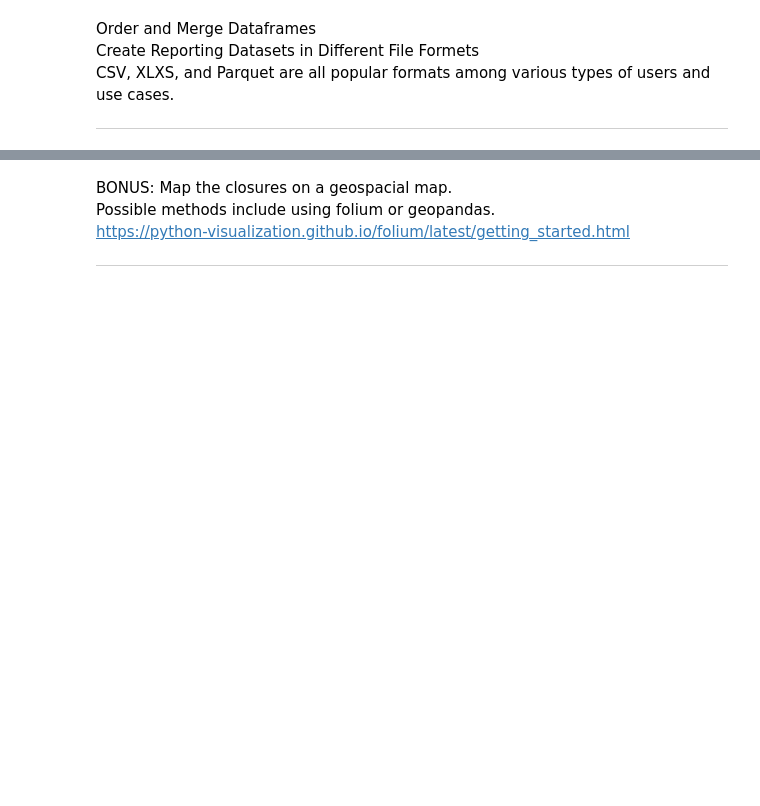
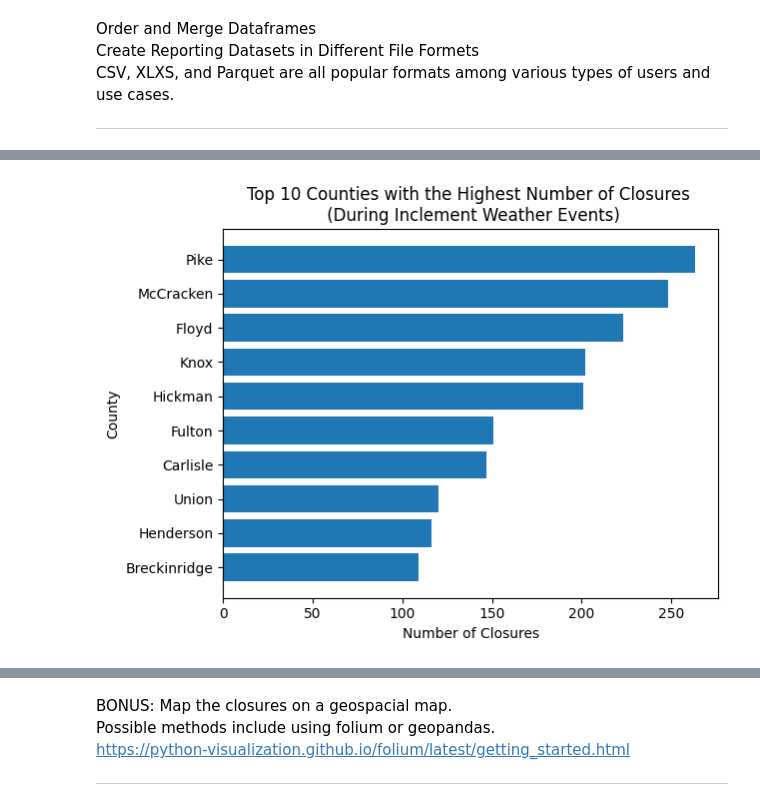
Before and after one commit to chrislambert-ky/analysis-ky-roadclosures, a Jupyter notebook: analysis-kytc-roadclosures.ipynb, the cells around one changed output, grey strips where cells are left out. Saved outputs shown, nothing was run; the diff lists cells and outputs as text; code cells hidden in the pictures; blank space fills up the shorter version.

```diff
--- a/analysis-kytc-roadclosures.ipynb
+++ b/analysis-kytc-roadclosures.ipynb
@@ -262,0 +320,19 @@ Develop Visualizations (matplotlib)
+# %%
+# Calculate the number of closures per County
+closure_counts_by_county = df['County'].value_counts()
+
+# Select the top 10 counties
+top_10_counties = closure_counts_by_county.head(10) #adjust for more counties if needed.
+
+# Sort the counties by the number of closures in descending order
+top_10_counties = top_10_counties.sort_values(ascending=True)
+
+# Plot the data
+plt.barh(top_10_counties.index, top_10_counties.values)
+plt.xlabel('Number of Closures')
+plt.ylabel('County')
+plt.title('Top 10 Counties with the Highest Number of Closures \n (During Inclement Weather Events)')
+
+plt.show()
+# %% [output]
+[figure, added]
```
Also changed, not shown: parts of 21 cells of this notebook, 7 other files.
